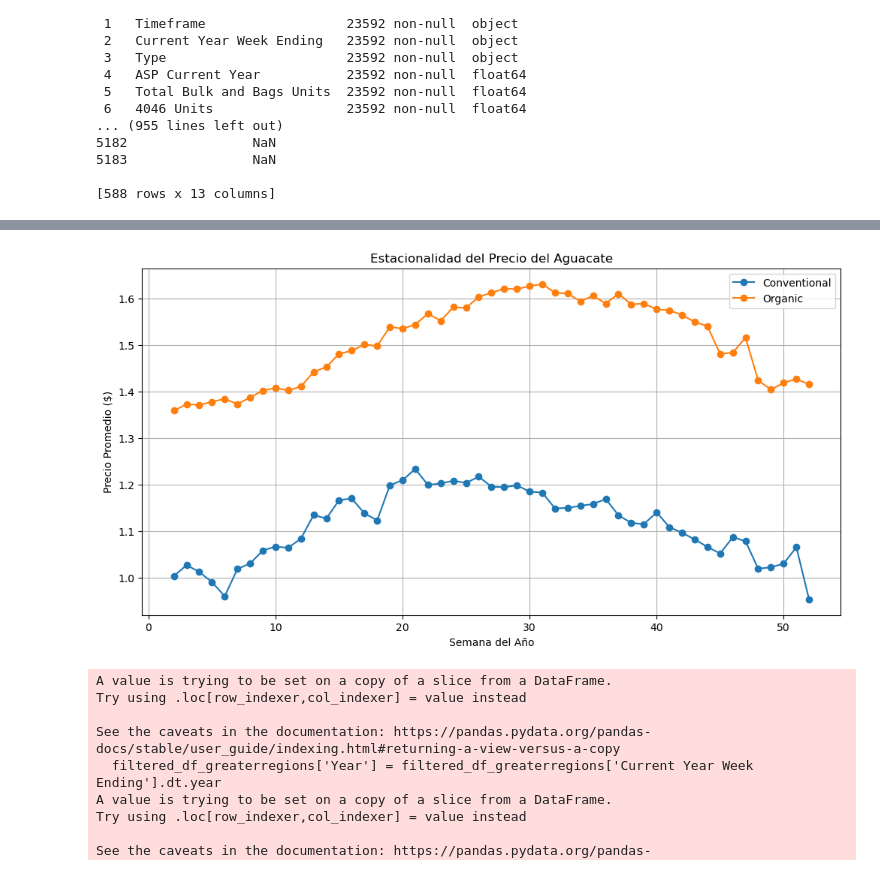
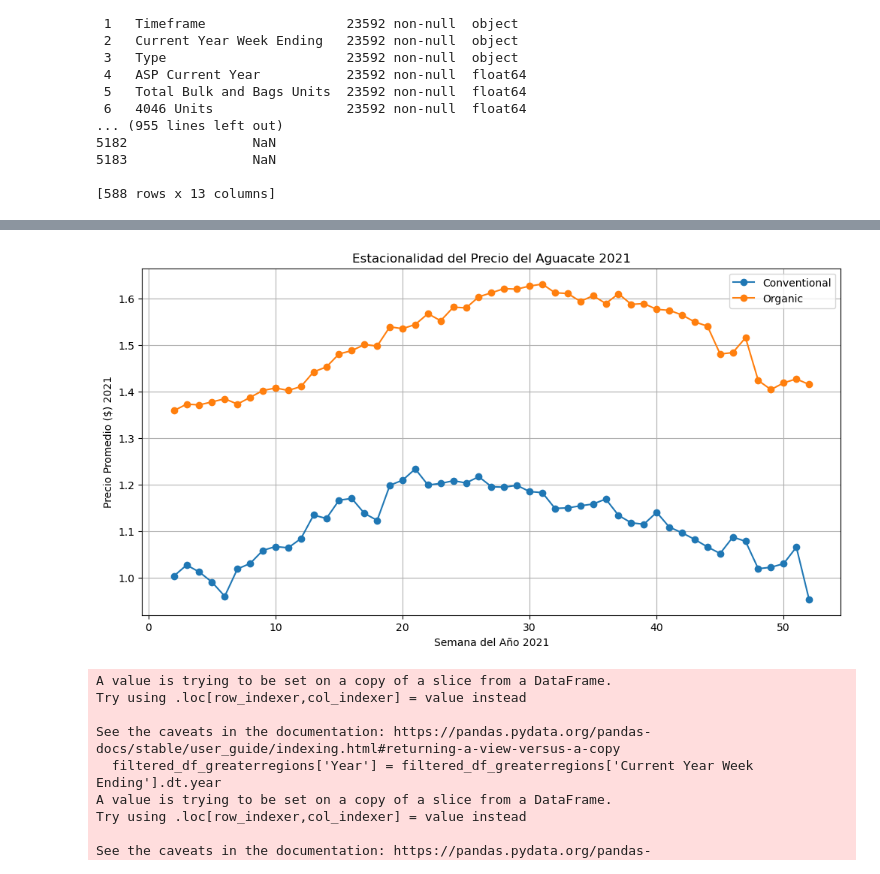
Before and after one commit to arboldeku/Avocado-2.0, a Jupyter notebook: code/series_temporales.ipynb, the cells around one changed output, grey strips where cells are left out. Cells and saved outputs as stored; diff of their text form; code cells hidden in the pictures.

```diff
--- a/code/series_temporales.ipynb
+++ b/code/series_temporales.ipynb
@@ -26,0 +32,5 @@ price_organic = filtered_df_greaterregions[filtered_df_greaterregions['Type'] ==
+# %%
+# Convertir a datetime
+filtered_df_greaterregions['Current Year Week Ending'] = pd.to_datetime(filtered_df_greaterregions['Current Year Week Ending'])
+df_conventional['Current Year Week Ending'] = pd.to_datetime(df_conventional['Current Year Week Ending'])
+df_organic['Current Year Week Ending'] = pd.to_datetime(df_organic['Current Year Week Ending'])
@@ -26,0 +53,5 @@ price_organic = filtered_df_greaterregions[filtered_df_greaterregions['Type'] ==
+# %%
+# Extraer el número de semana del año
+filtered_df_greaterregions['Week_Number'] = filtered_df_greaterregions['Current Year Week Ending'].dt.isocalendar().week
+df_conventional['Week_Number'] = df_conventional['Current Year Week Ending'].dt.isocalendar().week
+df_organic['Week_Number'] = df_organic['Current Year Week Ending'].dt.isocalendar().week
@@ -37,16 +84,16 @@ seasonality_df = pd.DataFrame({
 # %%
 # Visualización de la estacionalidad
 plt.figure(figsize=(12, 6))
 plt.plot(seasonality_df['Week_Number'], seasonality_df['Conventional'], label='Conventional', marker='o')
 plt.plot(seasonality_df['Week_Number'], seasonality_df['Organic'], label='Organic', marker='o')
 
-plt.title('Estacionalidad del Precio del Aguacate')
-plt.xlabel('Semana del Año')
-plt.ylabel('Precio Promedio ($)')
+plt.title('Estacionalidad del Precio del Aguacate 2021')
+plt.xlabel('Semana del Año 2021')
+plt.ylabel('Precio Promedio ($) 2021')
 plt.legend()
 plt.grid(True)
 plt.show()
 # %% [output]
-[figure, old version]
+[figure, new version]
 # %%
 # Extraer mes y año
```
Also changed, not shown: parts of 14 cells of this notebook, 1 other file.
